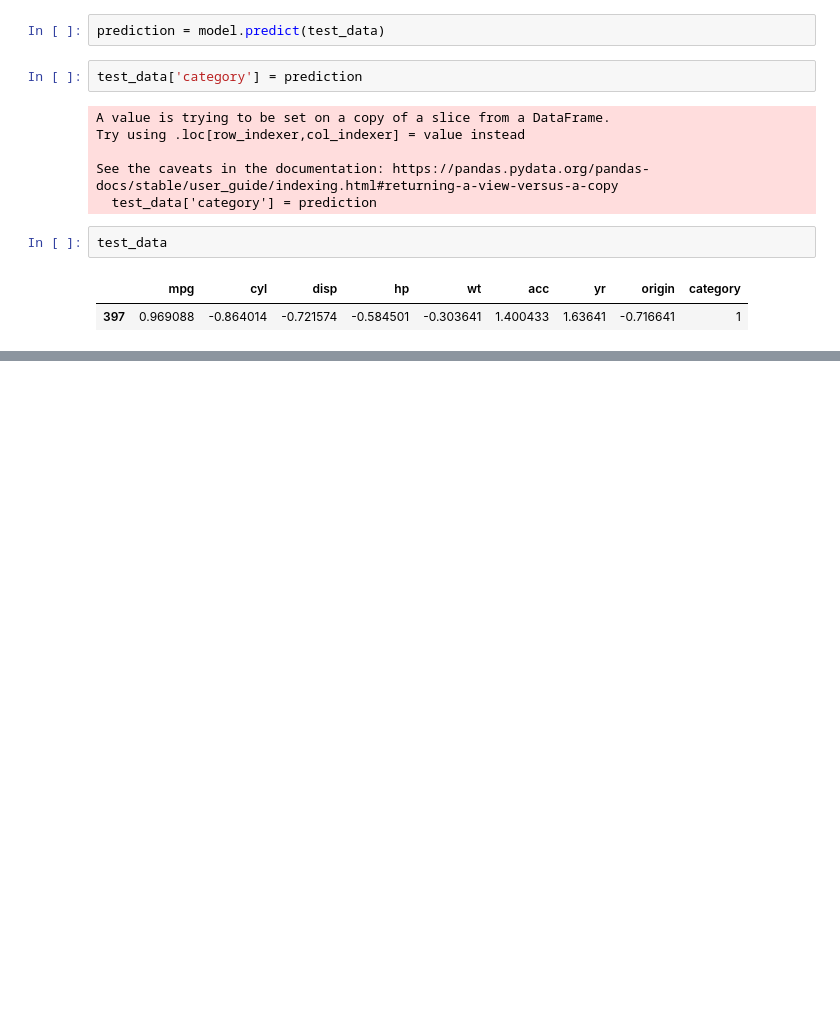
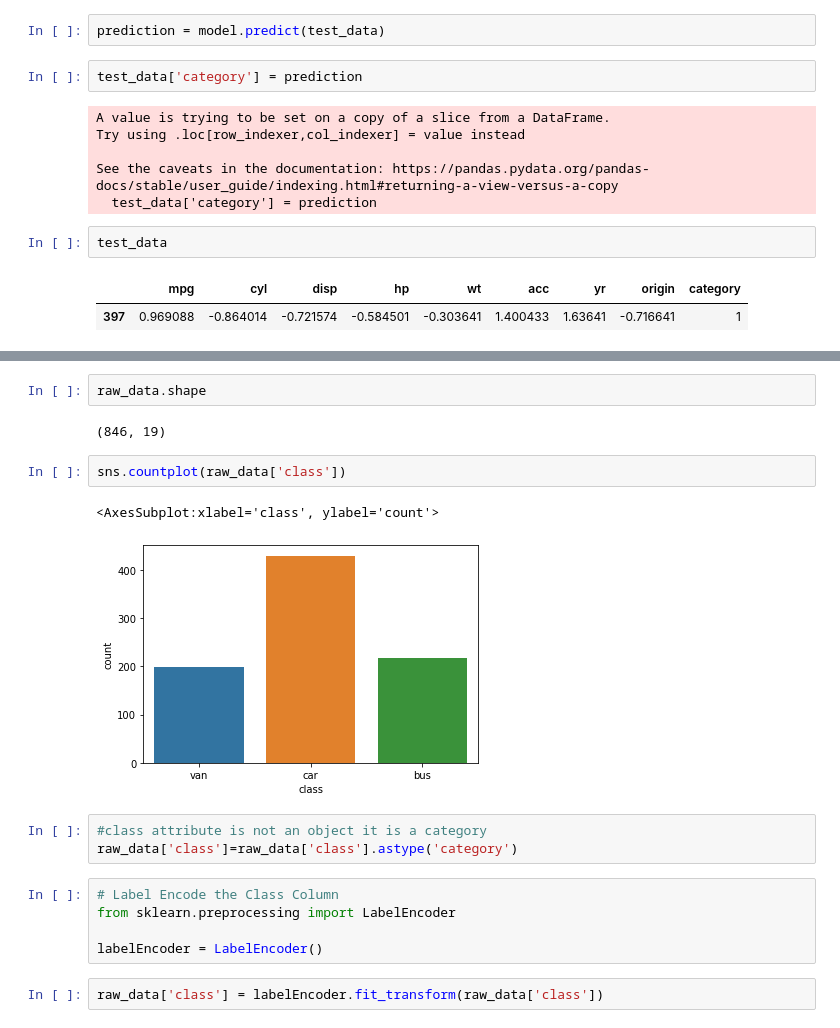
Before and after one commit to MohitBansal9013/AIML-Unsepervised-Learnings, a Jupyter notebook: Mohit Bansal Unsupervised Learning Project .ipynb, the cells around one changed output, grey strips where cells are left out. Cells and saved outputs as stored; diff of their text form; blank space fills up the shorter version.

```diff
--- a/Mohit Bansal Unsupervised Learning Project .ipynb
+++ b/Mohit Bansal Unsupervised Learning Project .ipynb
@@ -397,0 +505,19 @@ test_data
+# %%
+raw_data.shape
+# %% [output]
+(846, 19)
+# %%
+sns.countplot(raw_data['class'])
+# %% [output]
+<AxesSubplot:xlabel='class', ylabel='count'>
+[figure, added]
+# %%
+#class attribute is not an object it is a category
+raw_data['class']=raw_data['class'].astype('category')
+# %%
+# Label Encode the Class Column
+from sklearn.preprocessing import LabelEncoder
+
+labelEncoder = LabelEncoder()
+# %%
+raw_data['class'] = labelEncoder.fit_transform(raw_data['class'])
```
Also changed, not shown: parts of 58 cells of this notebook, 2 other files.
